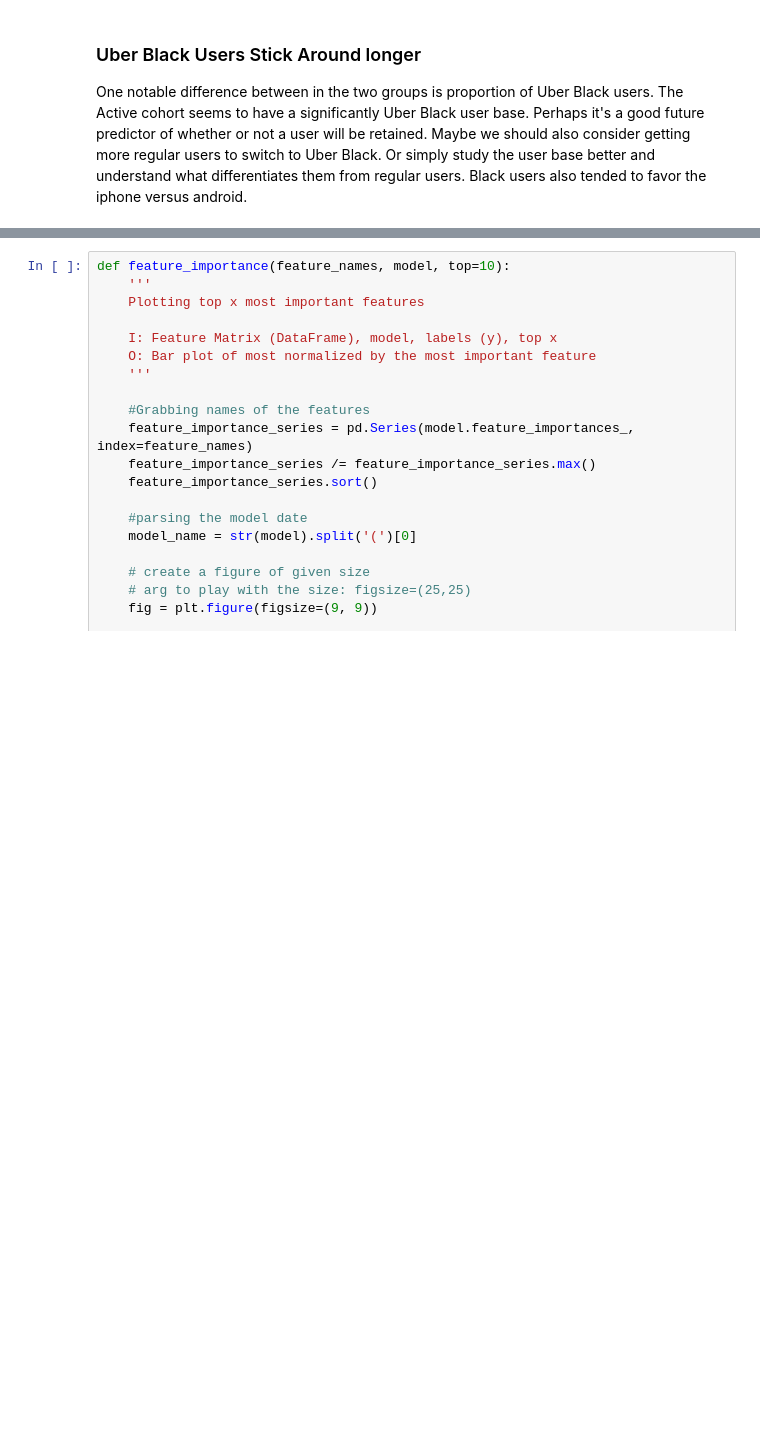
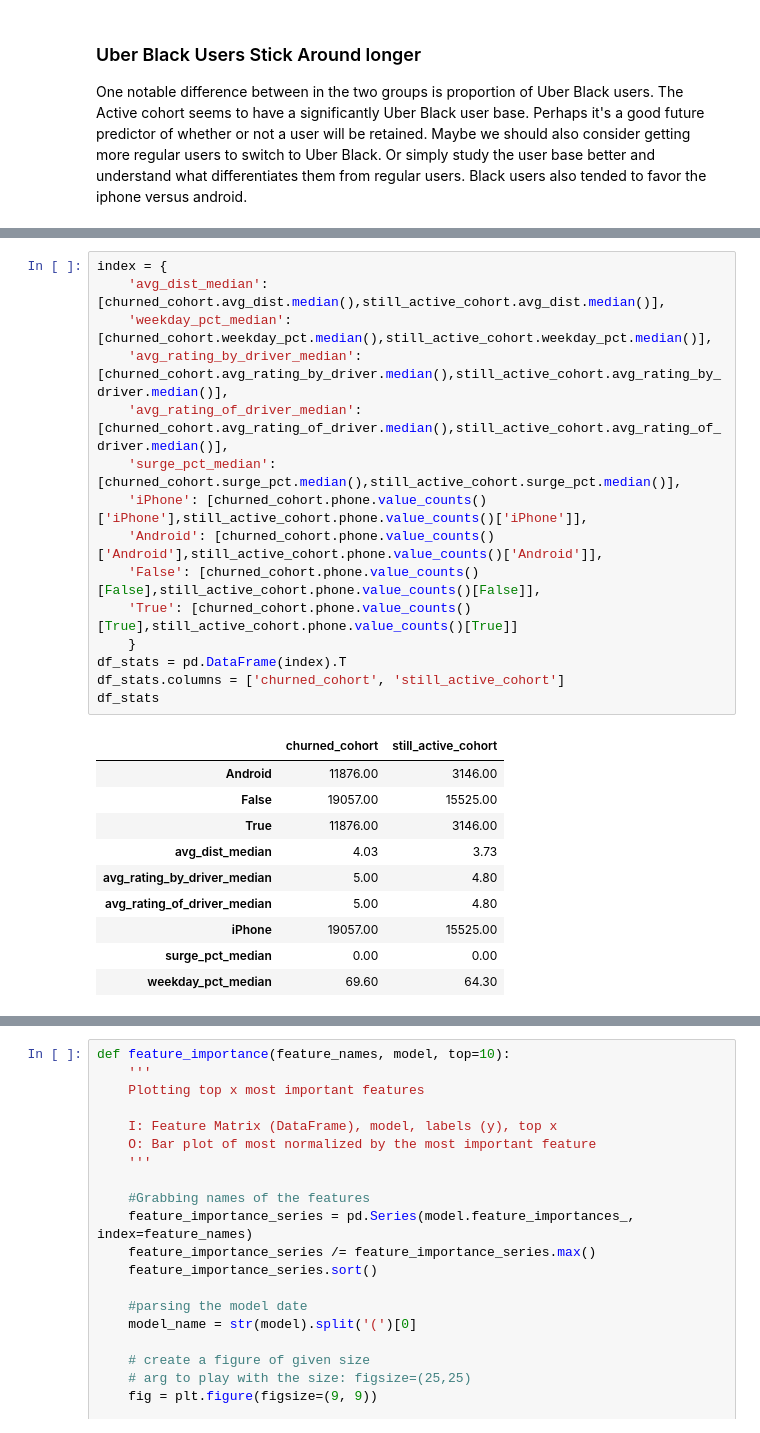
Before and after one commit to asharma567/analysis_of_cab_data, a Jupyter notebook: Analysis_of_click_data.ipynb, the cells around one changed output, grey strips where cells are left out. Cells and saved outputs as stored; diff of their text form; blank space fills up the shorter version.

Commit message:
added a dataframe

```diff
--- a/Analysis_of_click_data.ipynb
+++ b/Analysis_of_click_data.ipynb
@@ -269,3 +290,29 @@ One notable difference between in the two groups is proportion of Uber Black use
+# %%
+index = {
+    'avg_dist_median': [churned_cohort.avg_dist.median(),still_active_cohort.avg_dist.median()],
+    'weekday_pct_median': [churned_cohort.weekday_pct.median(),still_active_cohort.weekday_pct.median()],
+    'avg_rating_by_driver_median': [churned_cohort.avg_rating_by_driver.median(),still_active_cohort.avg_rating_by_driver.median()],
+    'avg_rating_of_driver_median': [churned_cohort.avg_rating_of_driver.median(),still_active_cohort.avg_rating_of_driver.median()],
+    'surge_pct_median': [churned_cohort.surge_pct.median(),still_active_cohort.surge_pct.median()],
+    'iPhone': [churned_cohort.phone.value_counts()['iPhone'],still_active_cohort.phone.value_counts()['iPhone']],
+    'Android': [churned_cohort.phone.value_counts()['Android'],still_active_cohort.phone.value_counts()['Android']],
+    'False': [churned_cohort.phone.value_counts()[False],still_active_cohort.phone.value_counts()[False]],
+    'True': [churned_cohort.phone.value_counts()[True],still_active_cohort.phone.value_counts()[True]]
+    }
+df_stats = pd.DataFrame(index).T
+df_stats.columns = ['churned_cohort', 'still_active_cohort']
+df_stats
+# %% [output]
+|  | churned_cohort | still_active_cohort |
+| Android | 11876.00 | 3146.00 |
+| False | 19057.00 | 15525.00 |
+| True | 11876.00 | 3146.00 |
+| avg_dist_median | 4.03 | 3.73 |
+| avg_rating_by_driver_median | 5.00 | 4.80 |
+| avg_rating_of_driver_median | 5.00 | 4.80 |
+| iPhone | 19057.00 | 15525.00 |
+| surge_pct_median | 0.00 | 0.00 |
+| weekday_pct_median | 69.60 | 64.30 |
 # %%
 # for users that have dropped off what's the average rating they've given
 # are they mostly android or iphone users
```
Also changed, not shown: parts of 6 cells of this notebook.
